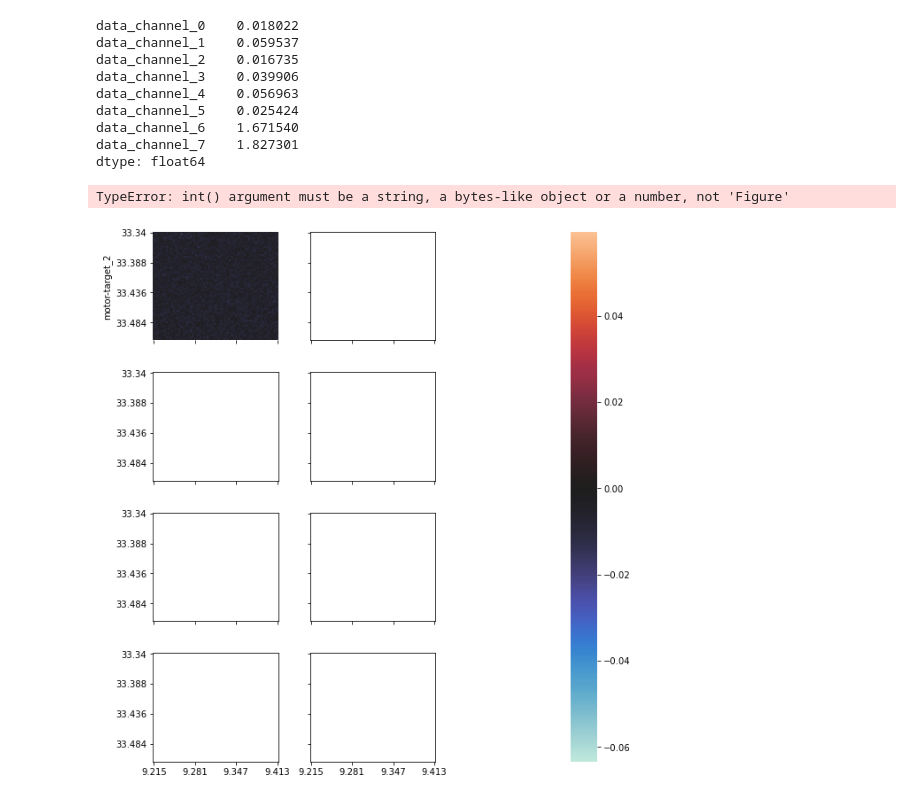
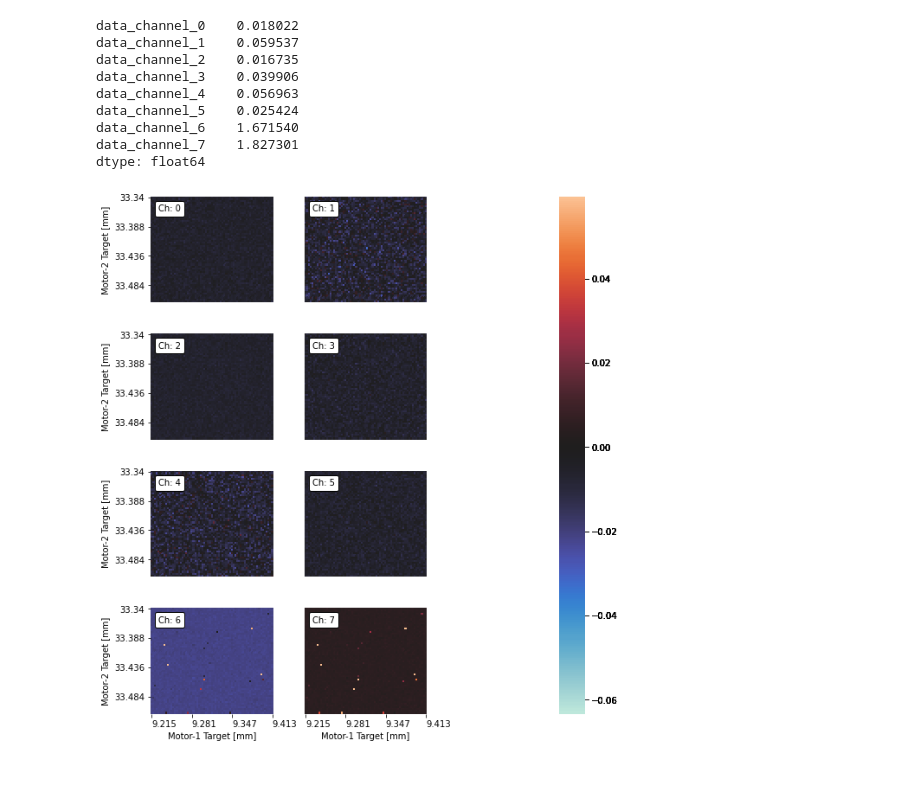
Before and after one commit to griffinbran/Chemical-Physics-Data-Visualization, a Jupyter notebook: code/Data-Cleaning.ipynb, the cells around one changed output. Drawn from its saved outputs; the diff is of its cells as text; code cells hidden in the pictures.

```diff
--- a/code/Data-Cleaning.ipynb
+++ b/code/Data-Cleaning.ipynb
@@ -291,16 +376,0 @@ plt.setp( hmap.get_xticklabels(), rotation = 0, rotation_mode='anchor', ha='left
-# %%
-fig, axs = plt.subplots(nrows = 1, ncols = 1, figsize = (8, 5));
-
-# Clean up labels on horizontal-axis
-plot1_labels = list(data['motor-target_1'].value_counts().sort_index().index)
-plot2_labels = list(data['motor-target_2'].value_counts().sort_index().index)
-
-hmap = sns.heatmap(data_to_plot1[5], cmap='icefire', xticklabels=plot1_labels, center=0);
-tau = hmap.twinx()
-tau.set_ylim(0, step2_time*m2_step_count)
-#tau.figure.canvas.draw()
-tau.set_ylabel('Time Delay[fs]: Tau (Drive/Probe)')
-plt.setp([hmap.get_xticklabels()[1::2], hmap.get_yticklabels()[::2]], visible=False);
-plt.setp( hmap.get_xticklabels()[1::2], visible=False);
-plt.setp( hmap.get_xticklabels()[1::2], visible=False);
-plt.setp( hmap.get_xticklabels(), rotation = 0, rotation_mode='anchor', ha='left');
@@ -487,9 +553,9 @@ data_channel_7    1.827301
 dtype: float64
 # %%
 # Figsize probably needs to be generalized to remove hardcoded dimensions
-import mpl_toolkits.axisartist as AA
+#import mpl_toolkits.axisartist as AA
 from mpl_toolkits.axes_grid1 import AxesGrid
-from mpl_toolkits.axes_grid1 import host_subplot
+#from mpl_toolkits.axes_grid1 import host_subplot
 
 fig = plt.figure(num='2D Scan Intensity', figsize=(16,11))
 
@@ -498,7 +564,7 @@ fig = plt.figure(num='2D Scan Intensity', figsize=(16,11))
 signal_df = data[['data_channel_0','data_channel_1','data_channel_2','data_channel_3','data_channel_4','data_channel_5']]
 v_min = min(signal_df.min())
 v_max = max(signal_df.max())
-#############################################################################################################################
+
 # Initialize AxesGrid, instantiate all "subplot" axes
 grid = AxesGrid(fig,
                 111, # Similar to subplot(111)
@@ -514,55 +580,49 @@ grid = AxesGrid(fig,
                 #axes_class = AA.Axes,
                 cbar_mode='None') # The AxesGrid cbar is empty for some reason
 
-    #if channel == 0:
-#    tau1 = grid.twin()
-#    tau.set_ylim(0, step2_time*m2_step_count)
-#    #tau.figure.canvas.draw()
-#    tau.set_ylabel('Time Delay[fs]: Tau (Drive/Probe)')
-#############################################################################################################################
 # Generate a heatmap for each channel
-channel = 0
-for axs in grid:
+for channel in range(8):
 #for channel in range(8):
     # Display a 2D-Scan Intensity in each instance initialized by AxesGrid
     hmap = sns.heatmap(data_to_plot1[channel],
-                       ax = axs,
-                       #ax = grid[channel],
+                       #ax = axs,
+                       ax = grid[channel],
                        xticklabels = 22,
+                       #xticklabels = round(m1_step_count/tick_label_count),
                        yticklabels = 16,
-                       center = 0,
-                       cmap = 'icefire', # Diverging color palette for readability
+                       #yticklabels = round(m2_step_count/tick_label_count),
+                       center = 0, # Sets the center of cbar at zero
+                       vmin = v_min, # Sets cbar min for all subplots
+                       vmax = v_max, # Sets cbar max for all subplots
                        cbar = True,
                        #cbar_ax = grid[channel],
-                       vmin = v_min, # Sets cbar min for all subplots
-                       vmax = v_max); # Sets cbar max for all subplots
+                       cmap = 'icefire'); # Diverging color palette for readability
 
     # Where should the CHANNEL be labeled?
     hmap.set_xlabel(f'Motor-1 Target [mm]')
     hmap.set_ylabel(f'Motor-2 Target [mm]')
-    hmap.set_title(f'Channel {channel}')
+    #hmap.set_title(f'Channel {channel}')
+    draw_text(hmap, channel)
 
     # Restrict xticks & xlabels to final-row subplots only
     if channel < last_row:
         plt.setp(hmap.get_xaxis(), visible=False);
     # Restrict yticks & ylabels to 1st-column subplots only
     if channel%2 != 0:
         plt.setp(hmap.get_yaxis(), visible=False);
 
     # Re-position xtick-labels
     if channel >= last_row:
         plt.setp(hmap.get_xticklabels(),
                  #rotation_mode='anchor',
                  ha='left',
                  rotation = 0);
     # Re-position ytick labels
     if channel%2 == 0:
         plt.setp(hmap.get_yticklabels(),
                  rotation = 0);
-    channel += 1
 # %% [output]
-TypeError: int() argument must be a string, a bytes-like object or a number, not 'Figure'
-[figure, old version]
+[figure, new version]
 # %%
 # Takes a motor position and converts to time-delay
 def xy2time(position):
```
Also changed, not shown: parts of 18 cells of this notebook, 6 other files.
